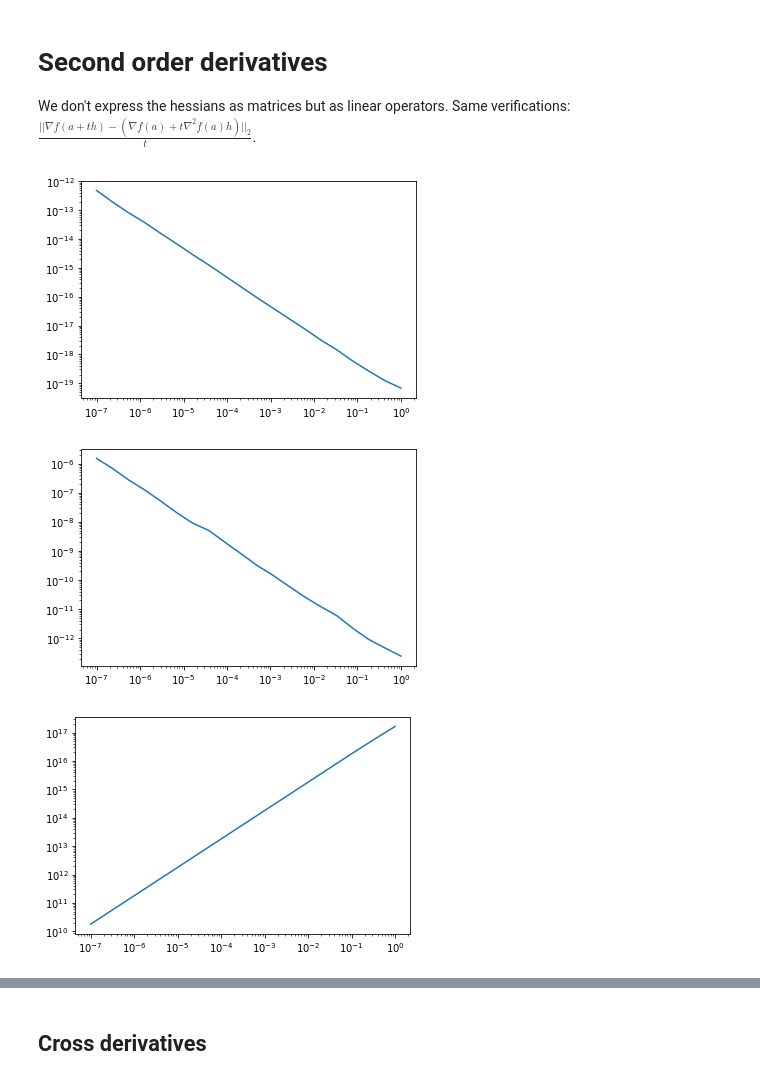
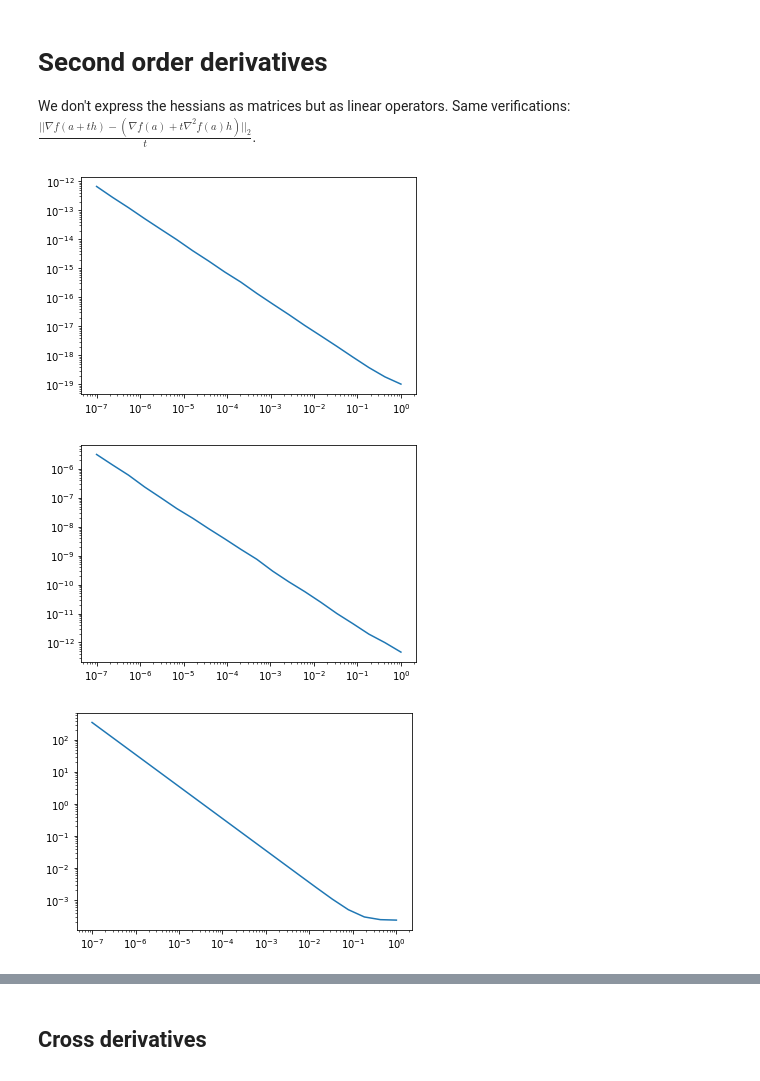
Before and after one commit to Biagig/Learning-Sampling-Pattern, a Jupyter notebook: Upper Level.ipynb, the cells around one changed output, grey strips where cells are left out. Cells and saved outputs as stored; diff of their text form; code cells hidden in the pictures.

```diff
--- a/Upper Level.ipynb
+++ b/Upper Level.ipynb
@@ -63,7 +63,7 @@ radial_p[-1]=1e-6
 p = np.copy(radial_p)
 
 #Wavelet
-linear_op = WaveletN(wavelet_name="sym8",nb_scale=4,padding_mode = "periodization")
+linear_op = WaveletN(wavelet_name="sym8",nb_scale=3,padding_mode = "periodization")
 #linear_op = WaveletUD2(wavelet_id=24,nb_scale=3)
 
 param = {"zeta":1e15,"pn1":p[-1],"epsilon":1e-5,"gamma":1e-10}
@@ -198,70 +185,72 @@ plt.yscale("log")
 We don't express the hessians as matrices but as linear operators. Same verifications: $\frac{||\nabla f(a+th)-(\nabla f(a)+t\nabla^2f(a)h)||_2}{t}$.
 # %%
 def Du2_Eeps(u,p,w):return param["epsilon"]*w
-def Du2_Edata(u,p,w):return np.real(fourier_op.adj_op(p[:-1]**2*fourier_op.op(w)))
-def Du2_Enonneg(u,p,w):return -6*param["zeta"]*np.where(u<0,u,0)*w
+def Du2_Edata(u,p,w):return fourier_op.adj_op(p[:-1]**2*fourier_op.op(w))
 def Du2_Ereg(u,p,w):
     lin_u = linear_op.op(u)
     lin_w = linear_op.op(w)
     psi_Au = psix_vec(lin_u,param["gamma"])
     phi_Au = phi_vec(lin_u,param["gamma"])
-    return p[-1]*(linear_op.adj_op(lin_u**2*lin_w*psi_Au+phi_Au*lin_w))
-def Du2_Etot(u,p,w):return Du2_Eeps(u,p,w)+Du2_Edata(u,p,w)+Du2_Enonneg(u,p,w)+Du2_Ereg(u,p,w)
+
+    part1 = psi_Au*lin_u*(np.real(lin_u)*np.real(lin_w)+1j*np.imag(lin_u)+np.imag(lin_w))
+    part2 = phi_Au*lin_w
+    return p[-1]*(linear_op.adj_op(part1+part2))
+def Du2_Etot(u,p,w):return Du2_Eeps(u,p,w)+Du2_Edata(u,p,w)+Du2_Ereg(u,p,w)
 # %%
 # -- Eeps --
 #Two random vectors with same amplitude
-a = np.random.randn(n**2).reshape((n,n))
-a2 = np.random.randn(n**2).reshape((n,n))
+a = np.random.randn(2*n**2).view(np.complex128).reshape((n,n))
+a2 = np.random.randn(2*n**2).view(np.complex128).reshape((n,n))
 
 ntest=20
 tests = np.logspace(-7,0,ntest)
-Dua = Du_Eeps(a)
+Dua = Du_Eeps(a,p)
 real = []
 approx = []
 for t in tests:
-    real.append(Du_Eeps(a+t*a2))
+    real.append(Du_Eeps(a+t*a2,p))
     approx.append(Dua+t*Du2_Eeps(a,p,a2))
 
 plt.plot(tests,np.array([np.linalg.norm(real[i]-approx[i]) for i in range(ntest)])/tests)
 plt.xscale("log")
 plt.yscale("log")
 # %% [output]
-[figure, old version]
+[figure, new version]
 # %%
 # -- Edata --
 #Two random vectors with same amplitude
-a = np.random.randn(n**2).reshape((n,n))
-a2 = np.random.randn(n**2).reshape((n,n))
+a = np.random.randn(2*n**2).view(np.complex128).reshape((n,n))
+a2 = np.random.randn(2*n**2).view(np.complex128).reshape((n,n))
 
 ntest=20
 tests = np.logspace(-7,0,ntest)
 real = []
 approx = []
 for t in tests:
-    real.append(Du_Edata(a+t*a2))
-    approx.append(Du_Edata(a)+Du2_Edata(a,radial_p,t*a2))
+    real.append(Du_Edata(a+t*a2,radial_p))
+    approx.append(Du_Edata(a,radial_p)+Du2_Edata(a,radial_p,t*a2))
 
 plt.plot(tests,np.array([np.linalg.norm(real[i]-approx[i]) for i in range(ntest)])/tests)
 plt.xscale("log")
 plt.yscale("log")
 # %% [output]
-[figure, old version]
+[figure, new version]
 # %%
-# -- Enonneg --
+# -- Ereg --
 #Two random vectors with same amplitude
-a = np.random.randn(n**2).reshape((n,n))
-a2 = np.random.randn(n**2).reshape((n,n))
+a = np.random.randn(2*n**2).view(np.complex128).reshape((n,n))
+a2 = np.random.randn(2*n**2).view(np.complex128).reshape((n,n))
 
 ntest=20
 tests = np.logspace(-7,0,ntest)
 real = []
 approx = []
 for t in tests:
-    real.append(Du_Enonneg(a+t*a2))
-    approx.append(Du_Enonneg(a)+Du2_Enonneg(a,p,t*a2))
+    real.append(Du_Ereg(a+t*a2,radial_p))
+    approx.append(Du_Ereg(a,radial_p)+Du2_Ereg(a,radial_p,t*a2))
 
 plt.plot(tests,np.array([np.linalg.norm(real[i]-approx[i]) for i in range(ntest)])/tests)
 plt.xscale("log")
 plt.yscale("log")
 # %% [output]
-[figure, old version]
+[figure, new version]
```
Also changed, not shown: parts of 26 cells of this notebook, 1 other file.
